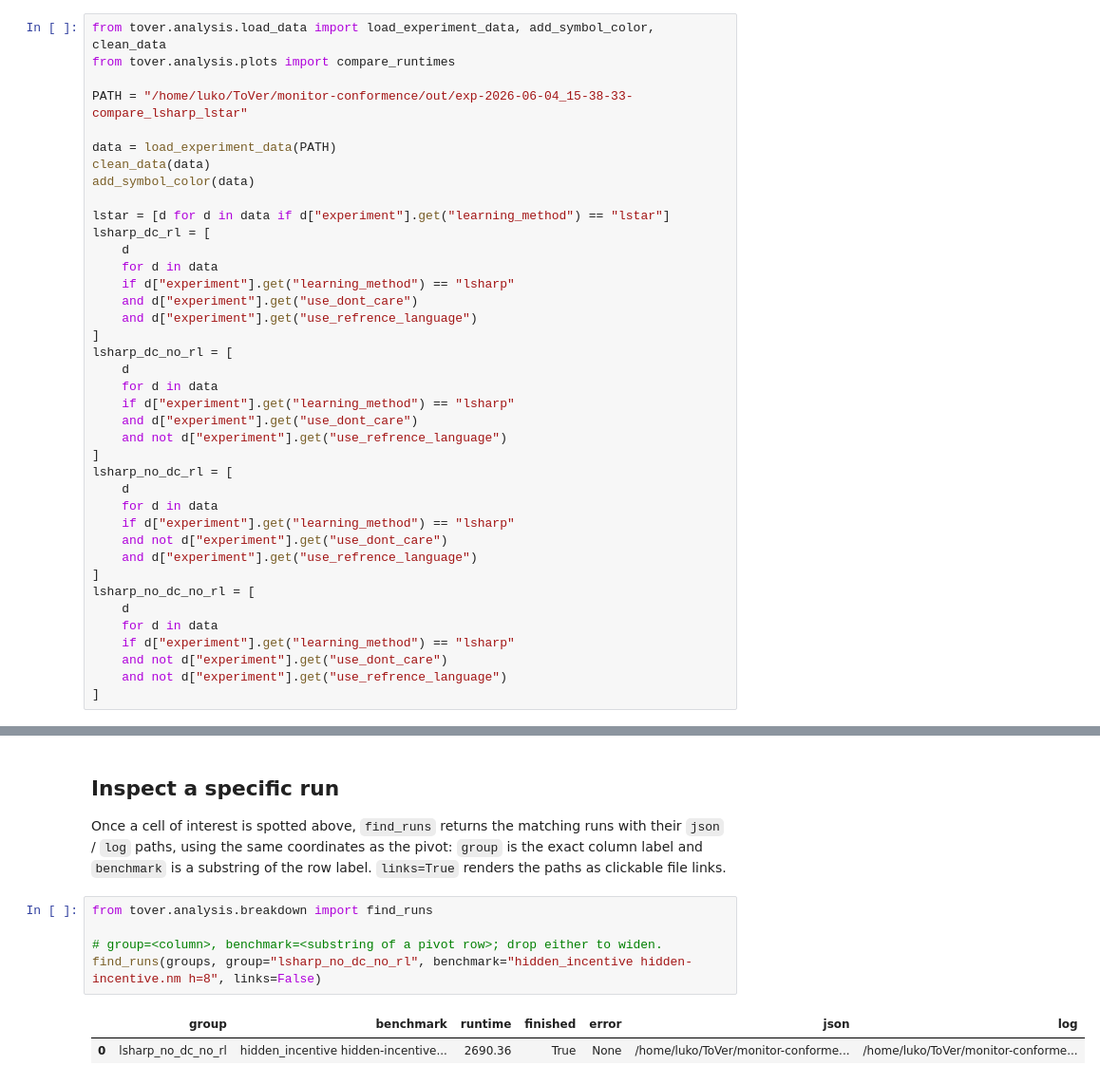
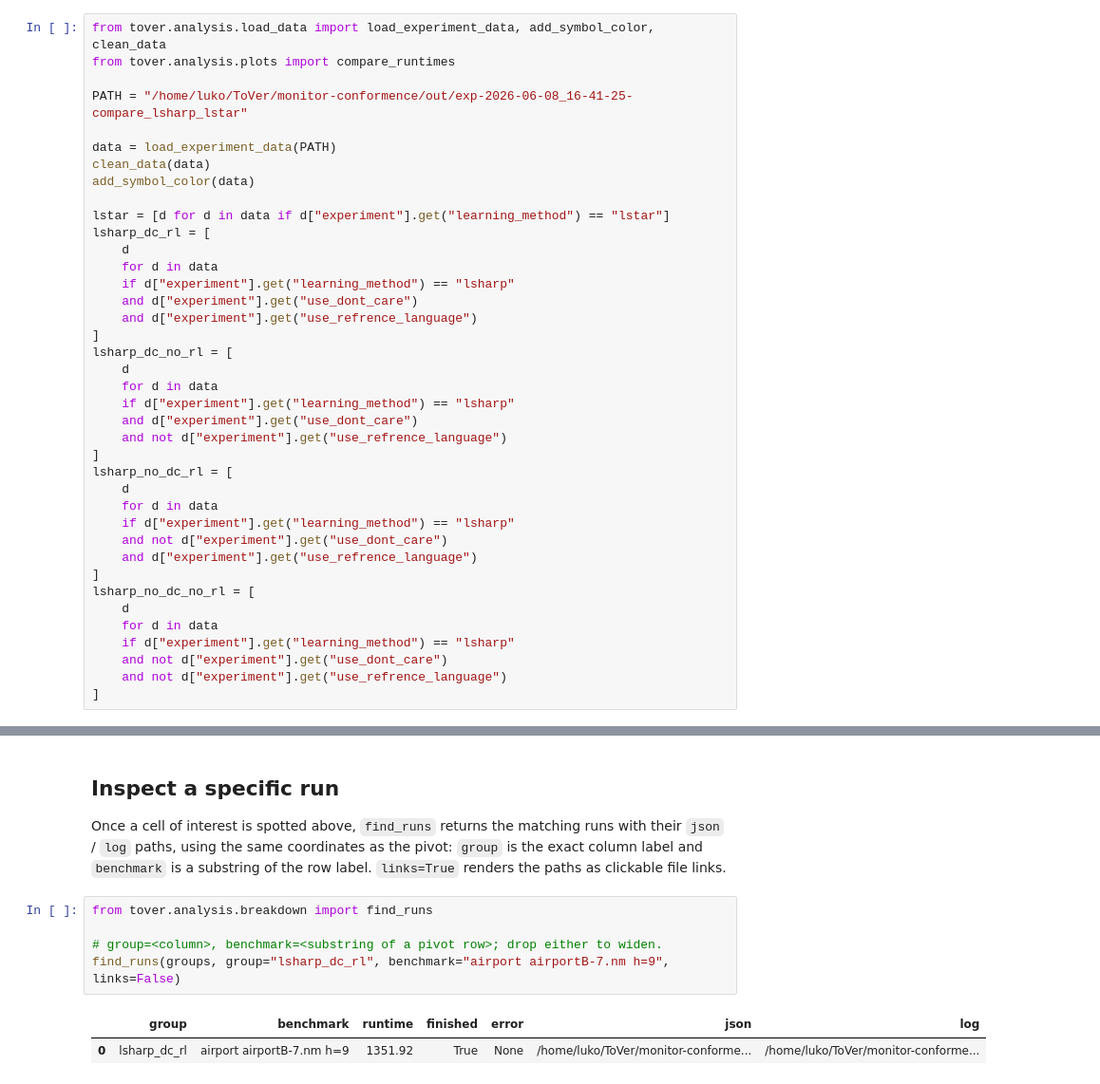
Before and after one commit to lukovdm/monitor-conformence, a Jupyter notebook: notebooks/Analysis.ipynb, the cells around one changed output, grey strips where cells are left out. Shown at 95% size. Saved outputs shown, nothing was run; the diff lists cells and outputs as text.

```diff
--- a/notebooks/Analysis.ipynb
+++ b/notebooks/Analysis.ipynb
@@ -9,7 +9,7 @@ sys.path.append("../")
 from tover.analysis.load_data import load_experiment_data, add_symbol_color, clean_data
 from tover.analysis.plots import compare_runtimes
 
-PATH = "/home/luko/ToVer/monitor-conformence/out/exp-2026-06-04_15-38-33-compare_lsharp_lstar"
+PATH = "/home/luko/ToVer/monitor-conformence/out/exp-2026-06-08_16-41-25-compare_lsharp_lstar"
 
 data = load_experiment_data(PATH)
 clean_data(data)
@@ -221,8 +300,8 @@ label. `links=True` renders the paths as clickable file links.
 # %%
 from tover.analysis.breakdown import find_runs
 
 # group=<column>, benchmark=<substring of a pivot row>; drop either to widen.
-find_runs(groups, group="lsharp_no_dc_no_rl", benchmark="hidden_incentive hidden-incentive.nm h=8", links=False)
+find_runs(groups, group="lsharp_dc_rl", benchmark="airport airportB-7.nm h=9", links=False)
 # %% [output]
 |  | group | benchmark | runtime | finished | error | json | log |
-| 0 | lsharp_no_dc_no_rl | hidden_incentive hidden-incentive... | 2690.36 | True | None | /home/luko/ToVer/monitor-conforme... | /home/luko/ToVer/monitor-conforme... |
+| 0 | lsharp_dc_rl | airport airportB-7.nm h=9 | 1351.92 | True | None | /home/luko/ToVer/monitor-conforme... | /home/luko/ToVer/monitor-conforme... |
```
Also changed, not shown: parts of 12 cells of this notebook, 13 other files.
